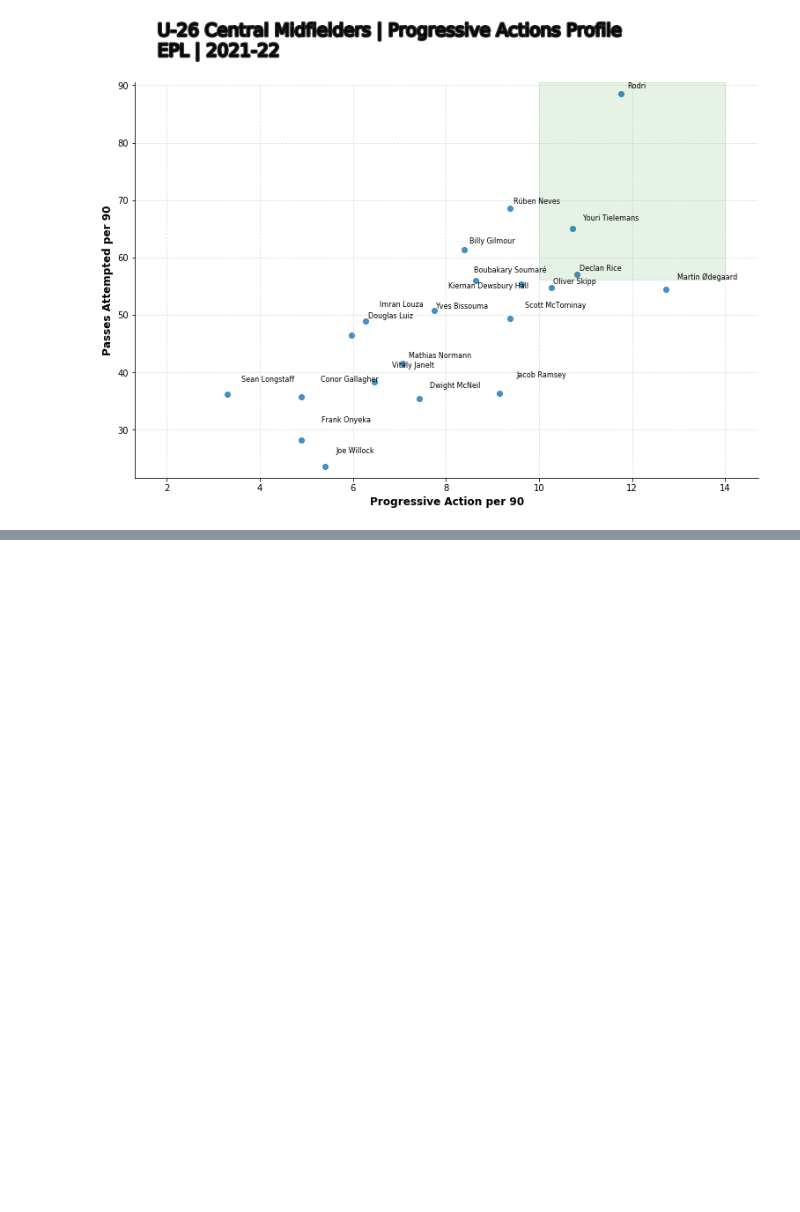
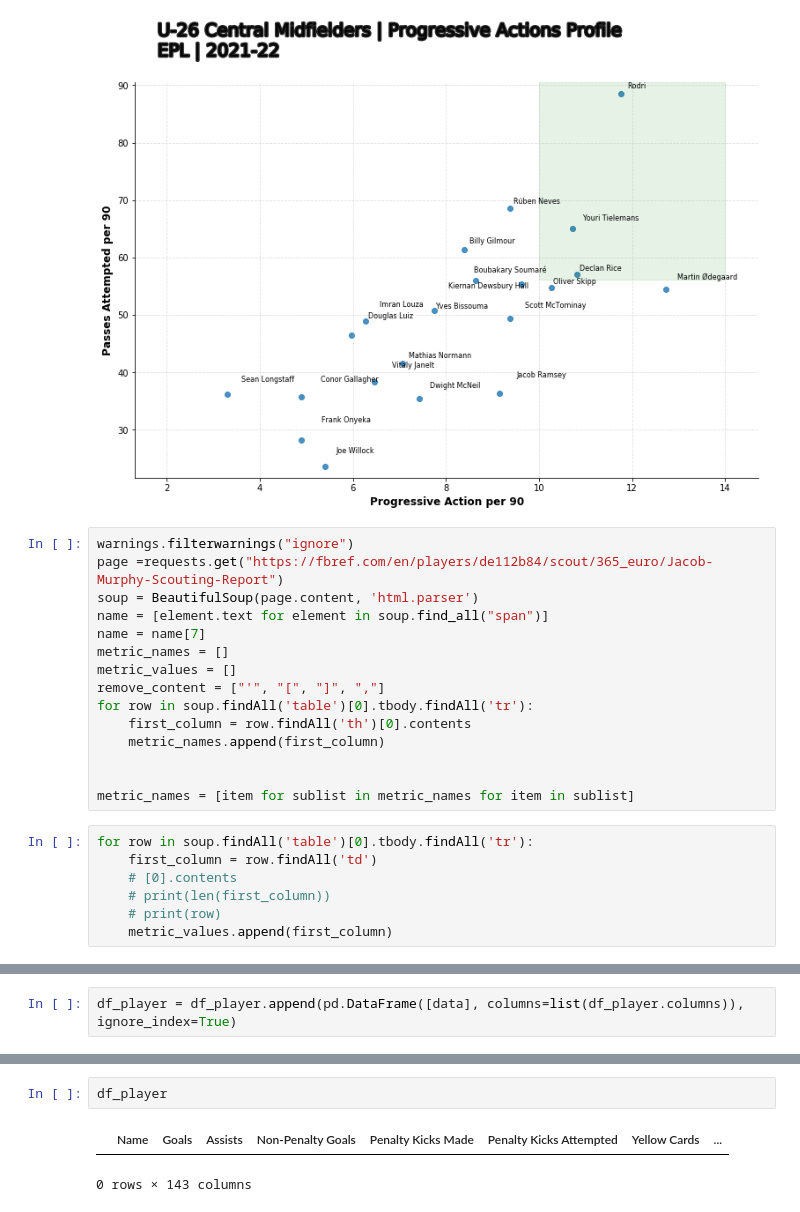
Before and after one commit to steveaq/Webs-Scraping-for-Fooball-Data-, a Jupyter notebook: FBREF - Building a Proxy Database.ipynb, the cells around one changed output, grey strips where cells are left out. Cells and saved outputs as stored; diff of their text form; blank space fills up the shorter version.

```diff
--- a/FBREF - Building a Proxy Database.ipynb
+++ b/FBREF - Building a Proxy Database.ipynb
@@ -338,3 +338,25 @@ def squad_age_profile_chart(df, max_age, position):
 squad_age_profile_chart(df, max_age, position)
 # %% [output]
 [figure]
+# %%
+warnings.filterwarnings("ignore")
+page =requests.get("https://fbref.com/en/players/de112b84/scout/365_euro/Jacob-Murphy-Scouting-Report")
+soup = BeautifulSoup(page.content, 'html.parser')
+name = [element.text for element in soup.find_all("span")]
+name = name[7]
+metric_names = []
+metric_values = []
+remove_content = ["'", "[", "]", ","]
+for row in soup.findAll('table')[0].tbody.findAll('tr'):
+    first_column = row.findAll('th')[0].contents
+    metric_names.append(first_column)
+
+
+metric_names = [item for sublist in metric_names for item in sublist]
+# %%
+for row in soup.findAll('table')[0].tbody.findAll('tr'):
+    first_column = row.findAll('td')
+    # [0].contents
+    # print(len(first_column))
+    # print(row)
+    metric_values.append(first_column)
@@ -340,0 +425,2 @@ squad_age_profile_chart(df, max_age, position)
+# %%
+df_player = df_player.append(pd.DataFrame([data], columns=list(df_player.columns)), ignore_index=True)
@@ -340,0 +449,5 @@ squad_age_profile_chart(df, max_age, position)
+# %%
+df_player
+# %% [output]
+|  | Name | Goals | Assists | Non-Penalty Goals | Penalty Kicks Made | Penalty Kicks Attempted | Yellow Cards | ... |
+0 rows × 143 columns
```
Also changed, not shown: parts of 7 cells of this notebook, 25 other files.
